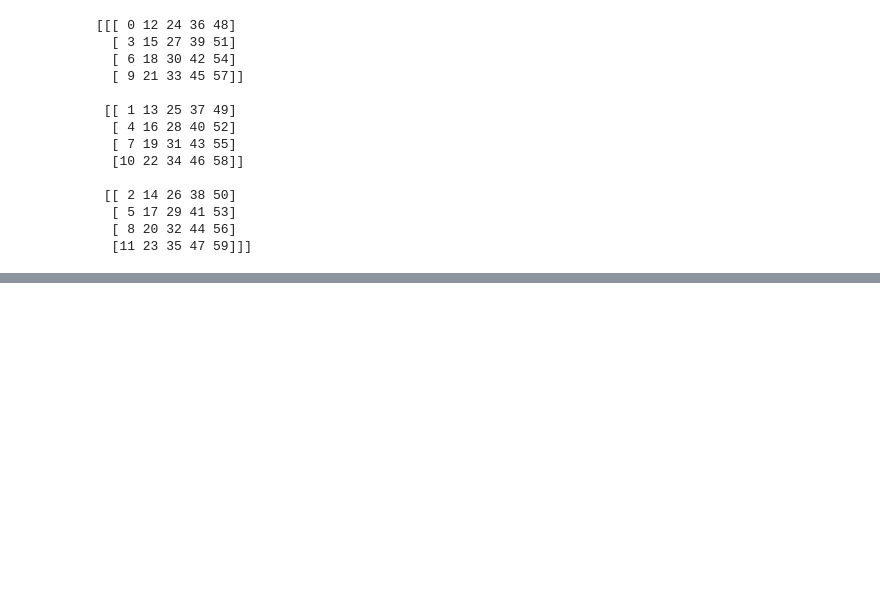
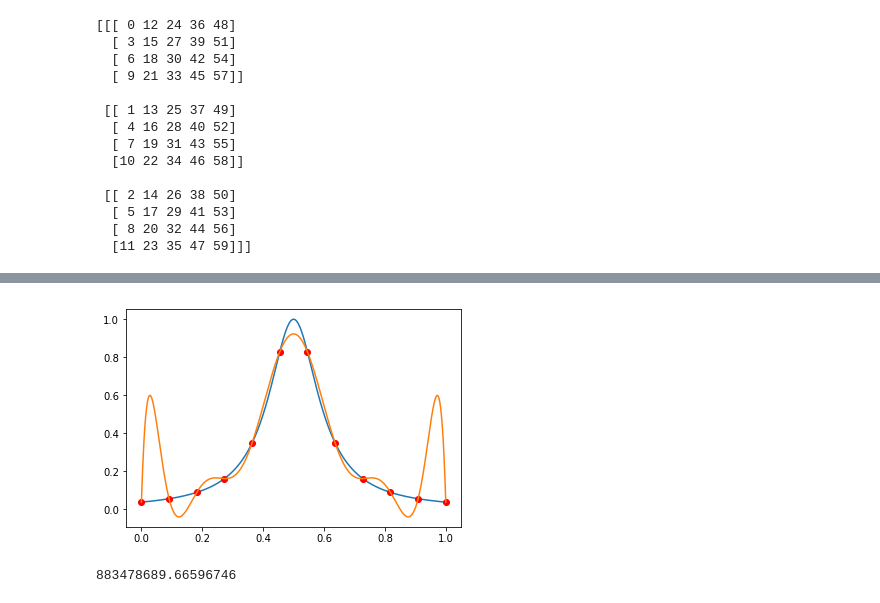
Before and after one commit to baruselli/P1.4_seed, a Jupyter notebook: ex01.ipynb, the cells around one changed output, grey strips where cells are left out. Cells and saved outputs as stored; diff of their text form; code cells hidden in the pictures; blank space fills up the shorter version.

```diff
--- a/ex01.ipynb
+++ b/ex01.ipynb
@@ -106,0 +158,30 @@ reshape?
+# %%
+n=12
+q=linspace(0,1,n)
+d=np.arange(0,n).reshape(-1,1)
+x=np.linspace(0,1,1025)
+y=x**d
+#plt.plot(x,transpose(y));
+
+
+def runge(x):
+    return(1/(1+(10*x-5)**2))
+
+M=q**d
+M.shape
+
+c=linalg.solve(transpose(M),runge(q))
+c.shape
+
+p=c.dot(y)
+
+
+plot(x,runge(x))
+plot(q,runge(q),"ro")
+plot(x,p);
+# %% [output]
+[figure, added]
+# %%
+linalg.cond(M)
+# %% [output]
+883478689.66596746
```
Also changed, not shown: parts of 11 cells of this notebook.
